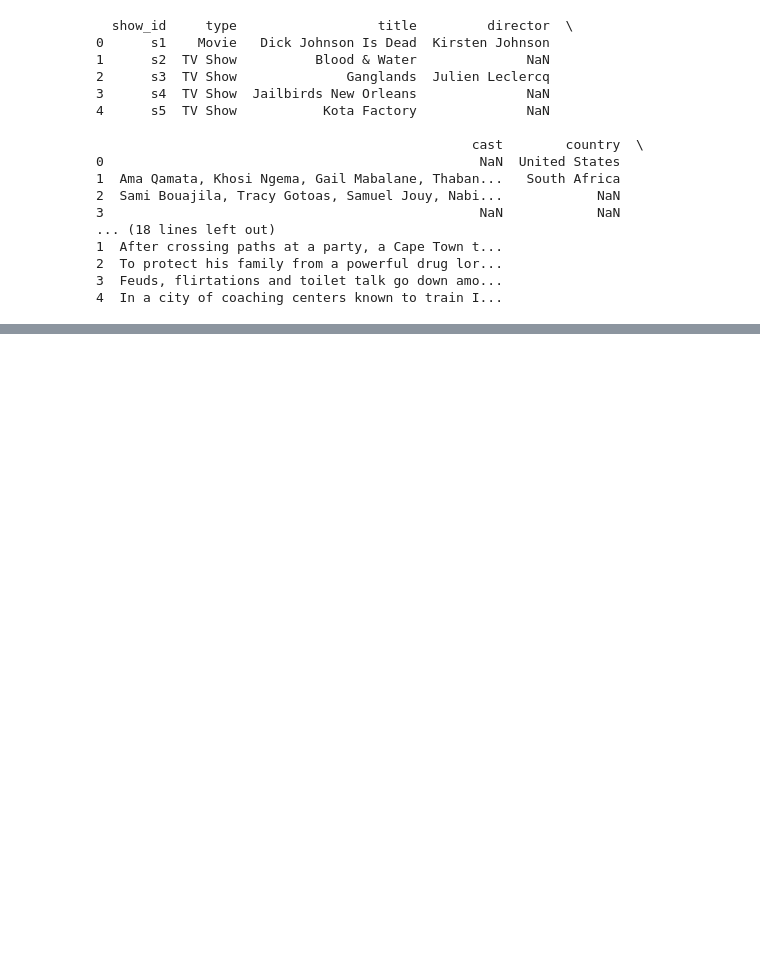
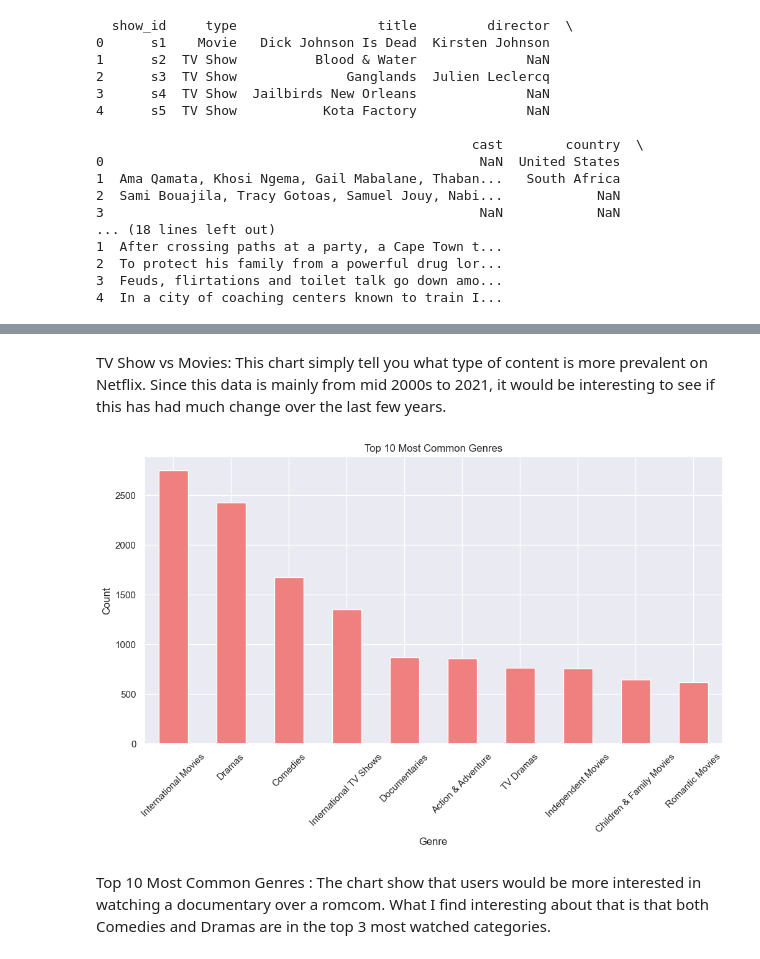
Before and after one commit to Thilde02/datafun-06-eda, a Jupyter notebook: tjh_eda.ipynb, the cells around one changed output, grey strips where cells are left out. Drawn from its saved outputs; the diff is of its cells as text; code cells hidden in the pictures; blank space fills up the shorter version.

```diff
--- a/tjh_eda.ipynb
+++ b/tjh_eda.ipynb
@@ -44,0 +114,14 @@ print(df.head())
+# %% [markdown]
+ TV Show vs Movies: This chart simply tell you what type of content is more prevalent  on Netflix. Since this data is mainly from mid 2000s to  2021, it would be interesting to see if this has had much change over the last few years.
+# %%
+plt.figure(figsize=(12, 6))
+df['listed_in'].str.split(', ').explode().value_counts().head(10).plot(kind='bar', color="lightcoral")
+plt.title("Top 10 Most Common Genres")
+plt.xlabel("Genre")
+plt.ylabel("Count")
+plt.xticks(rotation=45)
+plt.show()
+# %% [output]
+[figure, added]
+# %% [markdown]
+Top 10 Most Common Genres : The chart show that users would be more interested in watching a documentary over a romcom. What I find interesting about that is that both Comedies and Dramas are in the top 3 most watched categories.
```
Also changed, not shown: parts of 9 cells of this notebook.
